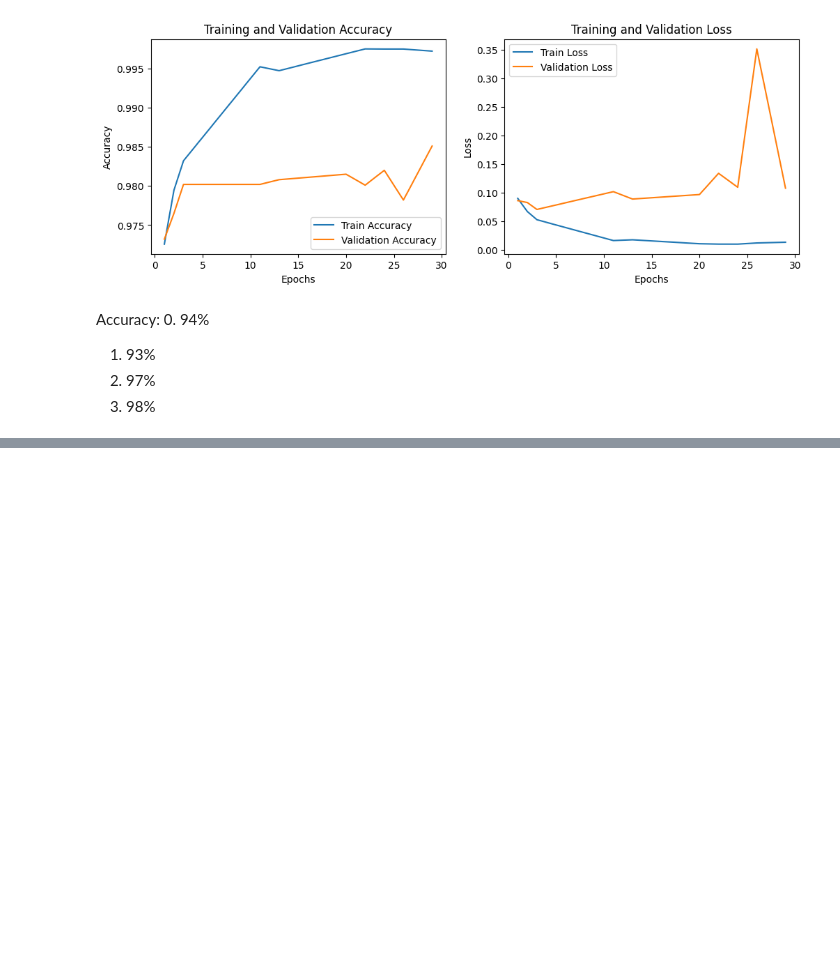
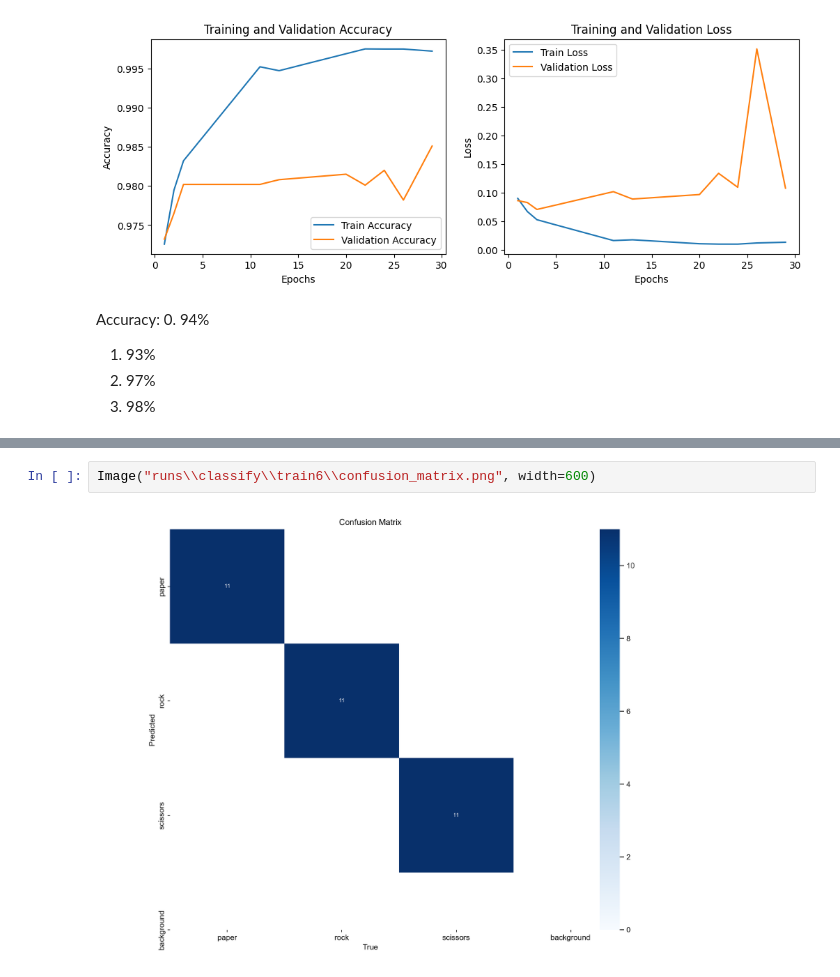
Before and after one commit to matteoxpo/DataScienceStudy, a Jupyter notebook: NSTU/AIandML/lab3/lab3.ipynb, the cells around one changed output, grey strips where cells are left out. Cells and saved outputs as stored; diff of their text form; blank space fills up the shorter version.

```diff
--- a/NSTU/AIandML/lab3/lab3.ipynb
+++ b/NSTU/AIandML/lab3/lab3.ipynb
@@ -382,0 +788,4 @@ Accuracy:
+# %%
+Image("runs\\classify\\train6\\confusion_matrix.png", width=600)
+# %% [output]
+[figure, added]
```
Also changed, not shown: parts of 43 cells of this notebook, 26 other files.
